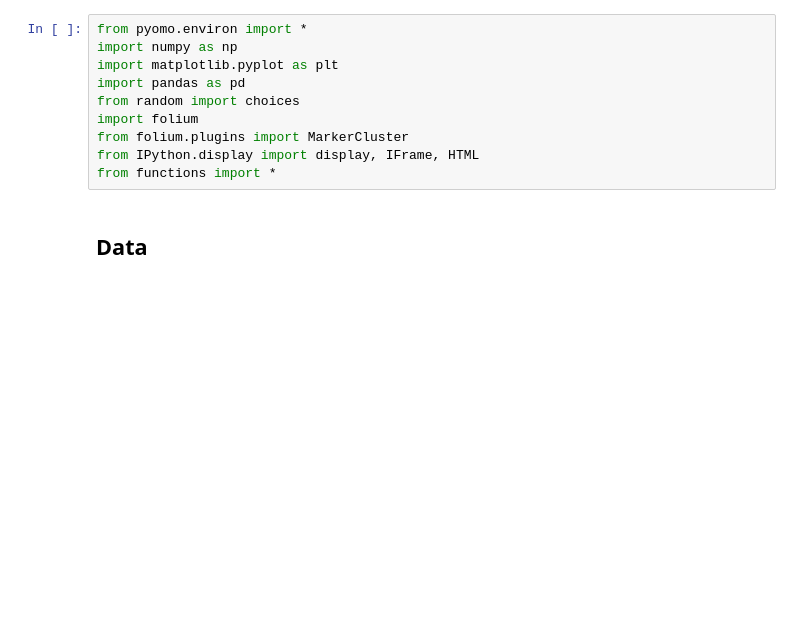
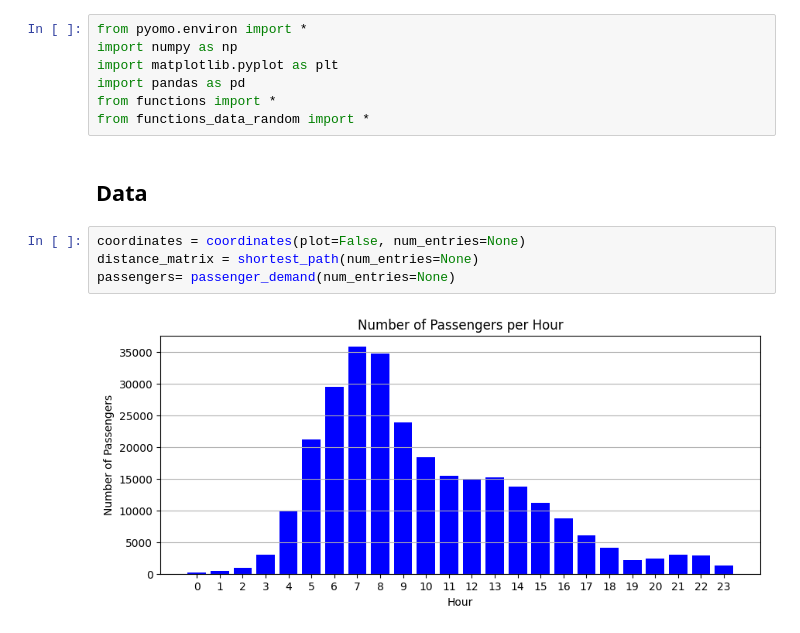
Before and after one commit to jmanzolli/SAEVs-project, a Jupyter notebook: main.ipynb, the cells around one changed output. Saved outputs shown, nothing was run; the diff lists cells and outputs as text; blank space fills up the shorter version.

```diff
--- a/main.ipynb
+++ b/main.ipynb
@@ -3,10 +3,13 @@ from pyomo.environ import *
 import numpy as np
 import matplotlib.pyplot as plt
 import pandas as pd
-from random import choices
-import folium
-from folium.plugins import MarkerCluster
-from IPython.display import display, IFrame, HTML
 from functions import *
+from functions_data_random import *
 # %% [markdown]
 ## Data
+# %%
+coordinates = coordinates(plot=False, num_entries=None)
+distance_matrix = shortest_path(num_entries=None)
+passengers= passenger_demand(num_entries=None)
+# %% [output]
+[figure, added]
```
Also changed, not shown: parts of 10 cells of this notebook, 9 other files.
